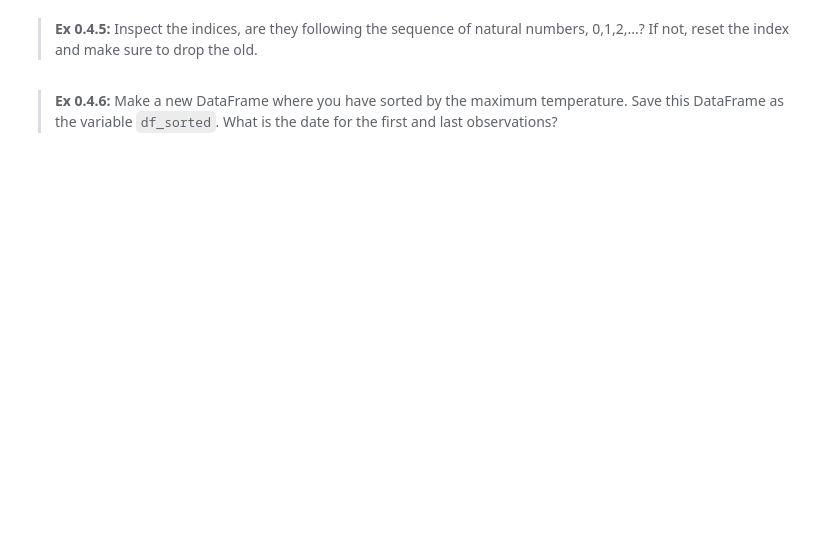
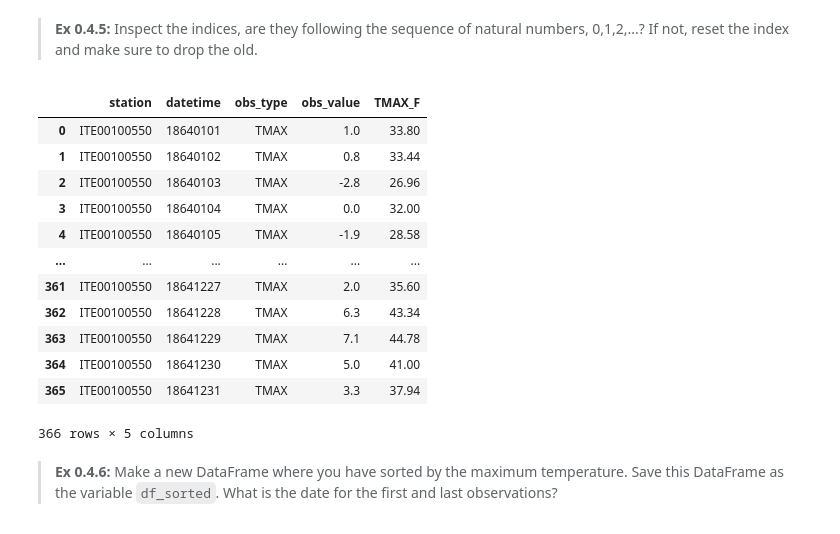
Before and after one commit to annarenneke/AnnaRenneke, a Jupyter notebook: assignment_0_ALR.ipynb, the cells around one changed output. Drawn from its saved outputs; the diff is of its cells as text; code cells hidden in the pictures; blank space fills up the shorter version.

```diff
--- a/assignment_0_ALR.ipynb
+++ b/assignment_0_ALR.ipynb
@@ -1050,3 +1207,21 @@ raise NotImplementedError()
+# %%
+#CODE
+df_select = df_select.reset_index(drop = True)
+df_select
+# %% [output]
+|  | station | datetime | obs_type | obs_value | TMAX_F |
+| 0 | ITE00100550 | 18640101 | TMAX | 1.0 | 33.80 |
+| 1 | ITE00100550 | 18640102 | TMAX | 0.8 | 33.44 |
+| 2 | ITE00100550 | 18640103 | TMAX | -2.8 | 26.96 |
+| 3 | ITE00100550 | 18640104 | TMAX | 0.0 | 32.00 |
+| 4 | ITE00100550 | 18640105 | TMAX | -1.9 | 28.58 |
+| ... | ... | ... | ... | ... | ... |
+| 361 | ITE00100550 | 18641227 | TMAX | 2.0 | 35.60 |
+| 362 | ITE00100550 | 18641228 | TMAX | 6.3 | 43.34 |
+| 363 | ITE00100550 | 18641229 | TMAX | 7.1 | 44.78 |
+| 364 | ITE00100550 | 18641230 | TMAX | 5.0 | 41.00 |
+| 365 | ITE00100550 | 18641231 | TMAX | 3.3 | 37.94 |
+366 rows × 5 columns
 # %%
 assert (df_select.index == range(0, 366)).sum() == len(df_select)
 # %% [markdown]
```
Also changed, not shown: parts of 46 cells of this notebook, 3 other files.
